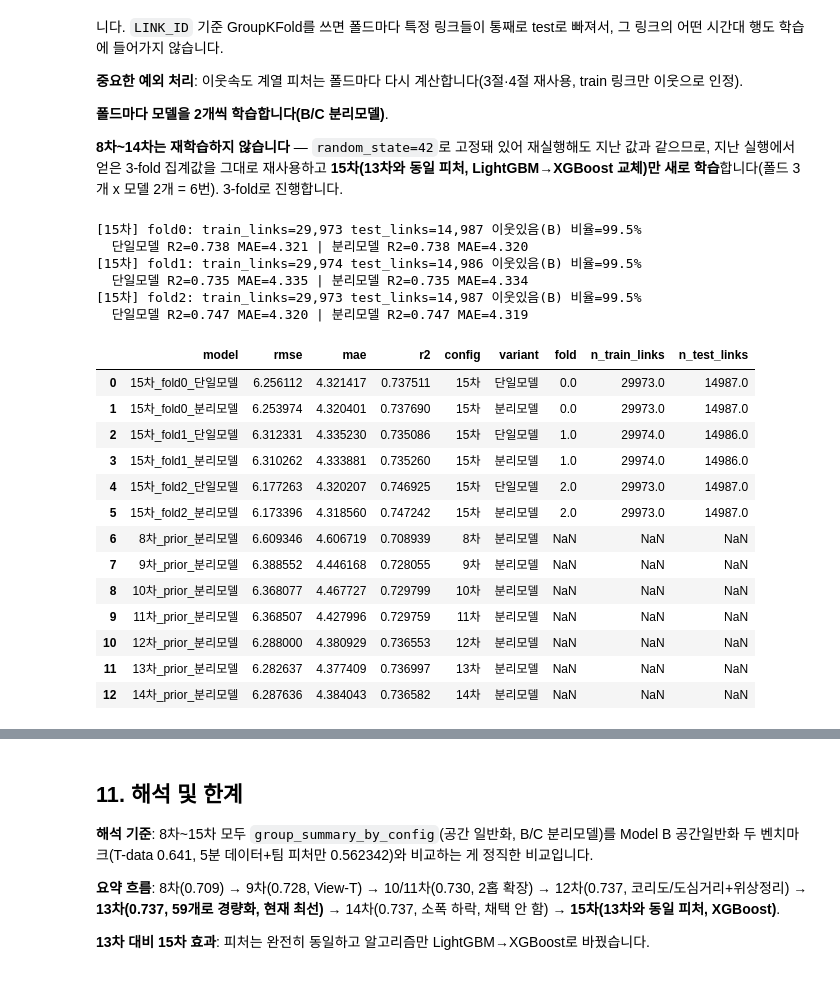
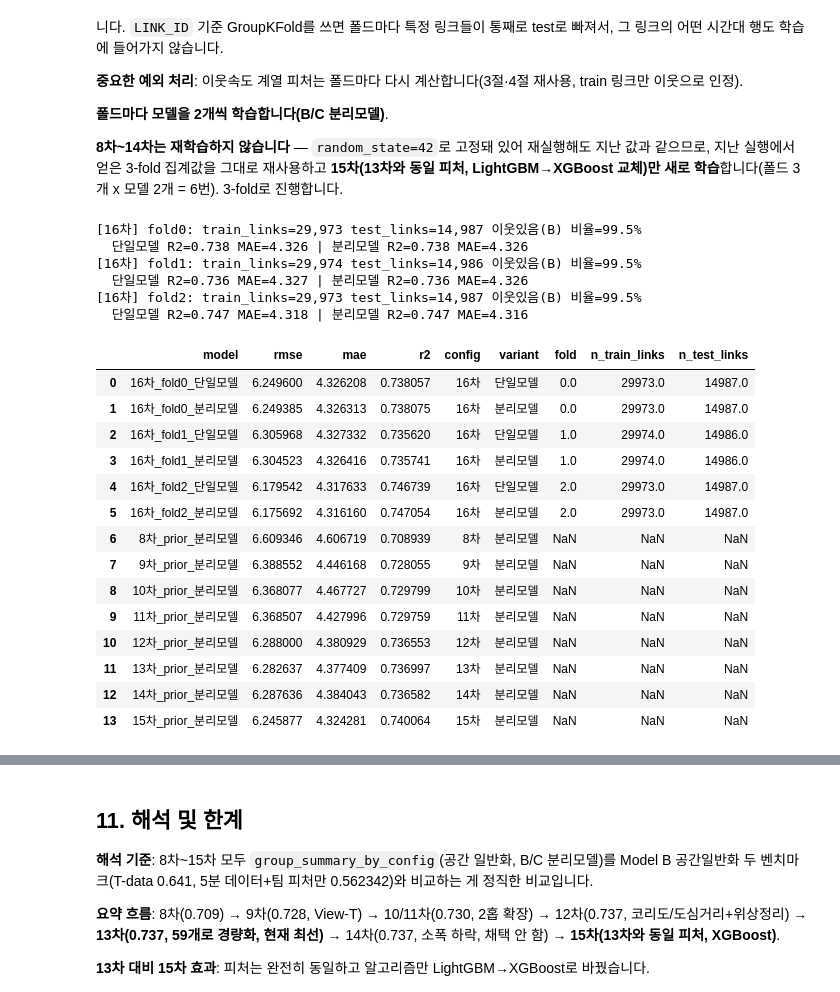
Before and after one commit to ejjunm/seoul-eco-routing, a Jupyter notebook: notebooks/12_derived_features_lightgbm.ipynb, the cells around one changed output, grey strips where cells are left out. Cells and saved outputs as stored; diff of their text form; code cells hidden in the pictures.

```diff
--- a/notebooks/12_derived_features_lightgbm.ipynb
+++ b/notebooks/12_derived_features_lightgbm.ipynb
@@ -48,7 +53,7 @@ DONG_POP_DIR = RAW_DIR / "traffic" / "250_LOCAL_RESD_ADMDONG_202607"         #
 AVG_SPEED_XLSX = RAW_DIR / "traffic" / "AverageSpeed(LINK).xlsx"
 CONGEST_INDEX_XLSX = RAW_DIR / "traffic" / "CongestIndex(LINK).xlsx"
 
-CACHE_PATH = INTERIM_DIR / "notebook_cache" / "nb12_feature_cache_v7.parquet"
+CACHE_PATH = INTERIM_DIR / "notebook_cache" / "nb12_feature_cache_v8.parquet"
 CACHE_PATH.parent.mkdir(parents=True, exist_ok=True)
 
 plt.rcParams["font.family"] = "Malgun Gothic"
@@ -729,6 +743,12 @@ FEATURE_COLS_14CHA = (
 )
 CATEGORICAL_COLS_14CHA = [c for c in CATEGORICAL_COLS_13CHA if c not in PRUNE_14]
 
+# 16차: 13차 + is_cross_t(14차에서 유일하게 검증된 순수 이득)
+# traffic_volume_ratio는 SPARSE_NUMERIC_COLS -> DERIVED_COLS 경유로 13차에 이미 포함돼 있어 따로 안 더함(중복 컬럼 방지)
+# sample_count_5min은 피처가 아니라 학습 시 sample_weight로만 씀(9e7693e1 아래 CONFIGS 참고)
+FEATURE_COLS_16CHA = FEATURE_COLS_13CHA + ["is_cross_t"]
+CATEGORICAL_COLS_16CHA = CATEGORICAL_COLS_13CHA
+
 print("8차(FULL_FEATURE_COLS) 피처 수:", len(FULL_FEATURE_COLS))
 print("9차(VIEWT_FEATURE_COLS) 피처 수:", len(VIEWT_FEATURE_COLS))
 print("10차(FEATURE_COLS_10CHA) 피처 수:", len(FEATURE_COLS_10CHA))
@@ -737,5 +757,7 @@ print("12차(FEATURE_COLS_12CHA) 피처 수:", len(FEATURE_COLS_12CHA))
 print("13차(FEATURE_COLS_13CHA) 피처 수:", len(FEATURE_COLS_13CHA))
 print("14차(FEATURE_COLS_14CHA) 피처 수:", len(FEATURE_COLS_14CHA),
       f"(13차에서 {len(PRUNE_14)}개 제거 + log_precip 1개 복원 + 회전제한/교차로 {len(TURN_COLS)}개 추가)")
+print("16차(FEATURE_COLS_16CHA) 피처 수:", len(FEATURE_COLS_16CHA),
+      "(13차 + is_cross_t + traffic_volume_ratio, sample_weight는 sample_count_5min 별도 적용)")
 df[DERIVED_COLS + POPULATION_COLS + RAIN_PEAK_NUMERIC_COLS + RAIN_PEAK_CATEGORICAL_COLS].describe(include="all")
 # %% [output]
@@ -891,23 +914,24 @@ def build_neighbor_feature_fallback_for_allowed(allowed_links):
     return merged[["LINK_ID", "tm_key", "fold_neighbor_speed"]]
 
 
-def make_and_fit(model_type, X_train, y_train, cat_cols):
+def make_and_fit(model_type, X_train, y_train, cat_cols, sample_weight=None):
     if model_type == "xgb":
         model = xgb.XGBRegressor(objective="reg:squarederror", n_estimators=300, learning_rate=0.05,
                                  max_depth=8, tree_method="hist", enable_categorical=True,
                                  random_state=RANDOM_STATE, verbosity=0)
-        model.fit(X_train, y_train)
+        model.fit(X_train, y_train, sample_weight=sample_weight)
     else:
         model = lgb.LGBMRegressor(objective="regression", n_estimators=300, learning_rate=0.05,
                                   num_leaves=63, random_state=RANDOM_STATE, verbosity=-1)
-        model.fit(X_train, y_train, categorical_feature=cat_cols + ["dow"])
+        model.fit(X_train, y_train, categorical_feature=cat_cols + ["dow"], sample_weight=sample_weight)
     return model
 
 
-# 8차~14차는 random_state=42로 고정돼 있어 재실행해도 지난 실행과 완전히 같은 값이 나옵니다.
-# 이번 실행에서 실제로 학습하는 건 15차(13차와 동일 피처, XGBoost)뿐입니다.
+# 8차~15차는 random_state=42로 고정돼 있어 재실행해도 지난 실행과 완전히 같은 값이 나옵니다.
+# 이번 실행에서 실제로 학습하는 건 16차(13차 + is_cross_t + traffic_volume_ratio + sample_weight, XGBoost)뿐입니다.
 CONFIGS = [
-    ("15차", FEATURE_COLS_13CHA, "nearest_obs_neighbor_speed_fallback", build_neighbor_feature_fallback_for_allowed, CATEGORICAL_COLS_13CHA, "xgb"),
+    ("16차", FEATURE_COLS_16CHA, "nearest_obs_neighbor_speed_fallback", build_neighbor_feature_fallback_for_allowed,
+     CATEGORICAL_COLS_16CHA, "xgb", "sample_count_5min"),
 ]
 
 
@@ -931,7 +955,7 @@ fold_rows = []
 fold_tier_rows = []
 last_models = {}  # config -> 마지막 폴드의 이웃속도 모델(피처중요도용)
 
-for config_name, feature_cols, neighbor_col, neighbor_builder, cat_cols, model_type in CONFIGS:
+for config_name, feature_cols, neighbor_col, neighbor_builder, cat_cols, model_type, weight_col in CONFIGS:
     static_cols = [c for c in feature_cols if c != neighbor_col]
 
     for fold_i, (train_idx, test_idx) in enumerate(gkf.split(df, groups=groups)):
@@ -948,11 +972,12 @@ for config_name, feature_cols, neighbor_col, neighbor_builder, cat_cols, model_t
 
         X_train, X_test = Xf.iloc[train_idx], Xf.iloc[test_idx]
         y_train, y_test = yf.iloc[train_idx], yf.iloc[test_idx]
+        w_train = df[weight_col].iloc[train_idx].to_numpy(dtype="float32") if weight_col else None
 
-        model_nb = make_and_fit(model_type, X_train, y_train, cat_cols)
+        model_nb = make_and_fit(model_type, X_train, y_train, cat_cols, sample_weight=w_train)
         pred_nb = model_nb.predict(X_test)
 
-        model_stat = make_and_fit(model_type, X_train[static_cols], y_train, cat_cols)
+        model_stat = make_and_fit(model_type, X_train[static_cols], y_train, cat_cols, sample_weight=w_train)
         pred_stat = model_stat.predict(X_test[static_cols])
 
         has_nb_test = X_test[neighbor_col].notna().to_numpy()
@@ -989,7 +1014,7 @@ for config_name, feature_cols, neighbor_col, neighbor_builder, cat_cols, model_t
         del nm_long, fold_neighbor, Xf, X_train, X_test, y_train, y_test, y_test_arr, pred_nb, pred_stat, pred_split
         gc.collect()
 
-# 8차~14차 지난 실행 결과(재실행 없이 3-fold 집계값 그대로 재사용, 위 설명 참고)
+# 8차~15차 지난 실행 결과(재실행 없이 3-fold 집계값 그대로 재사용, 위 설명 참고)
 PRIOR_RESULTS = {
     "8차": {
         "분리모델_agg": {"rmse": 6.609346, "mae": 4.606719, "r2": 0.708939},
@@ -1041,45 +1066,54 @@ PRIOR_RESULTS = {
         "tier": {
             ("단일모델", "B"): {"n": 5006884.667, "rmse": 6.275, "mae": 4.370, "r2": 0.738},
             ("단일모델", "C"): {"n": 24560.333, "rmse": 7.836, "mae": 5.914, "r2": 0.264},
             ("분리모델", "B"): {"n": 5006884.667, "rmse": 6.275, "mae": 4.370, "r2": 0.738},
             ("분리모델", "C"): {"n": 24560.333, "rmse": 7.686, "mae": 5.798, "r2": 0.288},
         },
     },
     "14차": {
         "분리모델_agg": {"rmse": 6.287636, "mae": 4.384043, "r2": 0.736582},
         "tier": {
             ("단일모델", "B"): {"n": 5006884.667, "rmse": 6.279, "mae": 4.377, "r2": 0.738},
             ("단일모델", "C"): {"n": 24560.333, "rmse": 7.943, "mae": 5.929, "r2": 0.245},
             ("분리모델", "B"): {"n": 5006884.667, "rmse": 6.279, "mae": 4.377, "r2": 0.738},
             ("분리모델", "C"): {"n": 24560.333, "rmse": 7.802, "mae": 5.919, "r2": 0.268},
         },
     },
+    "15차": {
+        "분리모델_agg": {"rmse": 6.245877, "mae": 4.324281, "r2": 0.740064},
+        "tier": {
+            ("단일모델", "B"): {"n": 5006884.667, "rmse": 6.239, "mae": 4.317, "r2": 0.741},
+            ("단일모델", "C"): {"n": 24560.333, "rmse": 7.987, "mae": 5.998, "r2": 0.235},
+            ("분리모델", "B"): {"n": 5006884.667, "rmse": 6.239, "mae": 4.317, "r2": 0.741},
+            ("분리모델", "C"): {"n": 24560.333, "rmse": 7.543, "mae": 5.723, "r2": 0.315},
+        },
+    },
 }
 
 for config_name, prior in PRIOR_RESULTS.items():
     fold_rows.append({"model": f"{config_name}_prior_분리모델", "config": config_name,
                        "variant": "분리모델", **prior["분리모델_agg"]})
     for (variant, tier), vals in prior["tier"].items():
         fold_tier_rows.append({"model": f"{config_name}_{variant}_{tier}", "config": config_name,
                                "variant": variant, "tier": tier, **vals})
 
 group_results = pd.DataFrame(fold_rows)
 group_tier_results = pd.DataFrame(fold_tier_rows)
 group_results
 # %% [output]
-[15차] fold0: train_links=29,973 test_links=14,987 이웃있음(B) 비율=99.5%
-  단일모델 R2=0.738 MAE=4.321 | 분리모델 R2=0.738 MAE=4.320
-[15차] fold1: train_links=29,974 test_links=14,986 이웃있음(B) 비율=99.5%
-  단일모델 R2=0.735 MAE=4.335 | 분리모델 R2=0.735 MAE=4.334
-[15차] fold2: train_links=29,973 test_links=14,987 이웃있음(B) 비율=99.5%
-  단일모델 R2=0.747 MAE=4.320 | 분리모델 R2=0.747 MAE=4.319
+[16차] fold0: train_links=29,973 test_links=14,987 이웃있음(B) 비율=99.5%
+  단일모델 R2=0.738 MAE=4.326 | 분리모델 R2=0.738 MAE=4.326
+[16차] fold1: train_links=29,974 test_links=14,986 이웃있음(B) 비율=99.5%
+  단일모델 R2=0.736 MAE=4.327 | 분리모델 R2=0.736 MAE=4.326
+[16차] fold2: train_links=29,973 test_links=14,987 이웃있음(B) 비율=99.5%
+  단일모델 R2=0.747 MAE=4.318 | 분리모델 R2=0.747 MAE=4.316
 |  | model | rmse | mae | r2 | config | variant | fold | n_train_links | n_test_links |
-| 0 | 15차_fold0_단일모델 | 6.256112 | 4.321417 | 0.737511 | 15차 | 단일모델 | 0.0 | 29973.0 | 14987.0 |
-| 1 | 15차_fold0_분리모델 | 6.253974 | 4.320401 | 0.737690 | 15차 | 분리모델 | 0.0 | 29973.0 | 14987.0 |
-| 2 | 15차_fold1_단일모델 | 6.312331 | 4.335230 | 0.735086 | 15차 | 단일모델 | 1.0 | 29974.0 | 14986.0 |
-| 3 | 15차_fold1_분리모델 | 6.310262 | 4.333881 | 0.735260 | 15차 | 분리모델 | 1.0 | 29974.0 | 14986.0 |
-| 4 | 15차_fold2_단일모델 | 6.177263 | 4.320207 | 0.746925 | 15차 | 단일모델 | 2.0 | 29973.0 | 14987.0 |
-| 5 | 15차_fold2_분리모델 | 6.173396 | 4.318560 | 0.747242 | 15차 | 분리모델 | 2.0 | 29973.0 | 14987.0 |
+| 0 | 16차_fold0_단일모델 | 6.249600 | 4.326208 | 0.738057 | 16차 | 단일모델 | 0.0 | 29973.0 | 14987.0 |
+| 1 | 16차_fold0_분리모델 | 6.249385 | 4.326313 | 0.738075 | 16차 | 분리모델 | 0.0 | 29973.0 | 14987.0 |
+| 2 | 16차_fold1_단일모델 | 6.305968 | 4.327332 | 0.735620 | 16차 | 단일모델 | 1.0 | 29974.0 | 14986.0 |
+| 3 | 16차_fold1_분리모델 | 6.304523 | 4.326416 | 0.735741 | 16차 | 분리모델 | 1.0 | 29974.0 | 14986.0 |
+| 4 | 16차_fold2_단일모델 | 6.179542 | 4.317633 | 0.746739 | 16차 | 단일모델 | 2.0 | 29973.0 | 14987.0 |
+| 5 | 16차_fold2_분리모델 | 6.175692 | 4.316160 | 0.747054 | 16차 | 분리모델 | 2.0 | 29973.0 | 14987.0 |
 | 6 | 8차_prior_분리모델 | 6.609346 | 4.606719 | 0.708939 | 8차 | 분리모델 | NaN | NaN | NaN |
 | 7 | 9차_prior_분리모델 | 6.388552 | 4.446168 | 0.728055 | 9차 | 분리모델 | NaN | NaN | NaN |
 | 8 | 10차_prior_분리모델 | 6.368077 | 4.467727 | 0.729799 | 10차 | 분리모델 | NaN | NaN | NaN |
@@ -1087,6 +1121,7 @@ group_results
 | 10 | 12차_prior_분리모델 | 6.288000 | 4.380929 | 0.736553 | 12차 | 분리모델 | NaN | NaN | NaN |
 | 11 | 13차_prior_분리모델 | 6.282637 | 4.377409 | 0.736997 | 13차 | 분리모델 | NaN | NaN | NaN |
 | 12 | 14차_prior_분리모델 | 6.287636 | 4.384043 | 0.736582 | 14차 | 분리모델 | NaN | NaN | NaN |
+| 13 | 15차_prior_분리모델 | 6.245877 | 4.324281 | 0.740064 | 15차 | 분리모델 | NaN | NaN | NaN |
 # %%
 # 계층(B/C)별 3-fold 평균
 tier_summary = group_tier_results.groupby(["config", "variant", "tier"])[["n", "rmse", "mae", "r2"]].mean()
```
Also changed, not shown: parts of 7 cells of this notebook.
